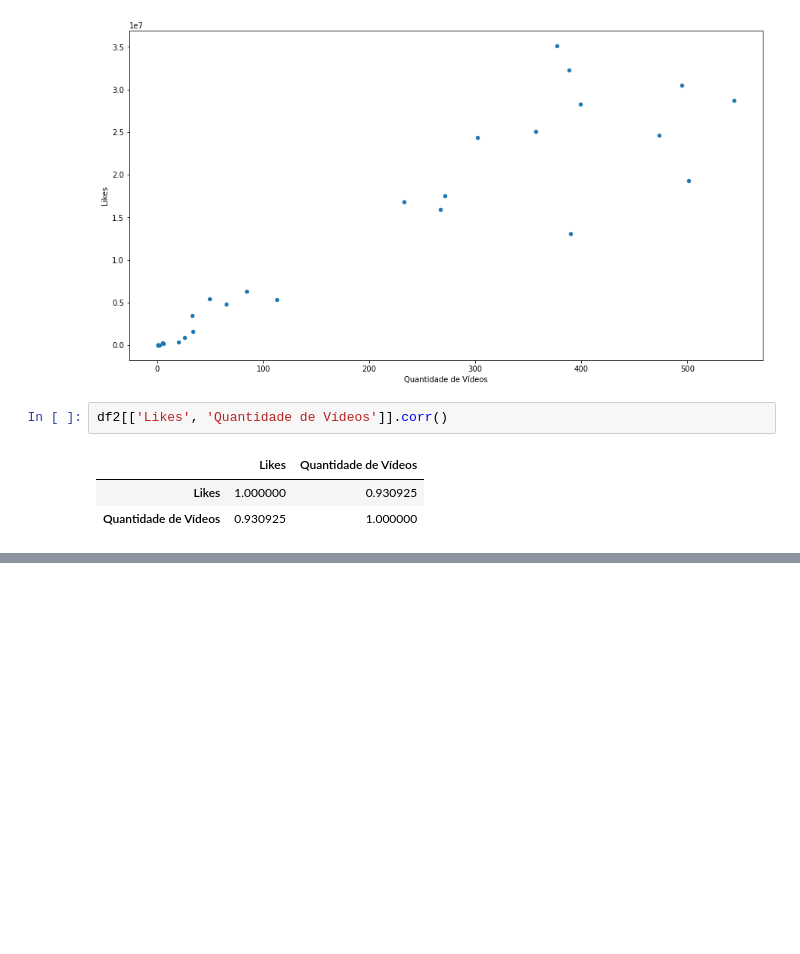
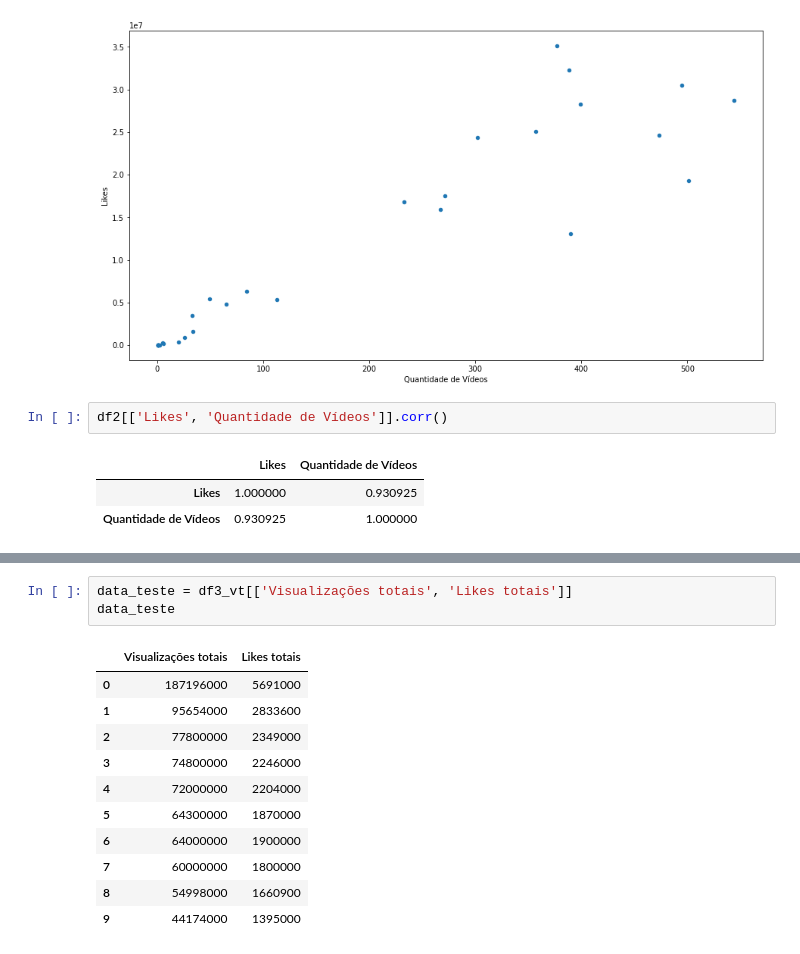
Before and after one commit to LuisHenriqueAL/Projeto_ICD, a Jupyter notebook: main.ipynb, the cells around one changed output, grey strips where cells are left out. Saved outputs shown, nothing was run; the diff lists cells and outputs as text; blank space fills up the shorter version.

```diff
--- a/main.ipynb
+++ b/main.ipynb
@@ -339,0 +349,15 @@ df2[['Likes', 'Quantidade de Vídeos']].corr()
+# %%
+data_teste = df3_vt[['Visualizações totais', 'Likes totais']]
+data_teste
+# %% [output]
+|  | Visualizações totais | Likes totais |
+| 0 | 187196000 | 5691000 |
+| 1 | 95654000 | 2833600 |
+| 2 | 77800000 | 2349000 |
+| 3 | 74800000 | 2246000 |
+| 4 | 72000000 | 2204000 |
+| 5 | 64300000 | 1870000 |
+| 6 | 64000000 | 1900000 |
+| 7 | 60000000 | 1800000 |
+| 8 | 54998000 | 1660900 |
+| 9 | 44174000 | 1395000 |
```
Also changed, not shown: parts of 11 cells of this notebook.
